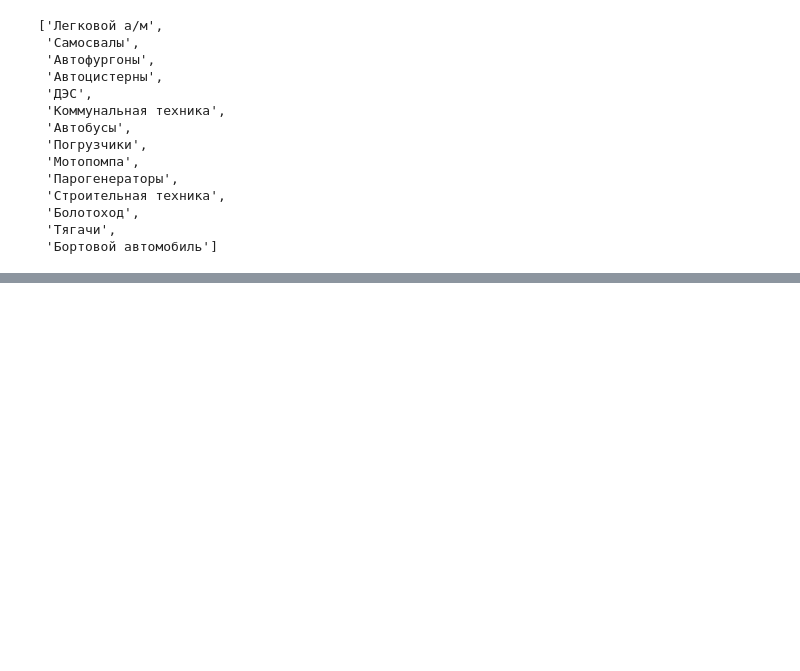
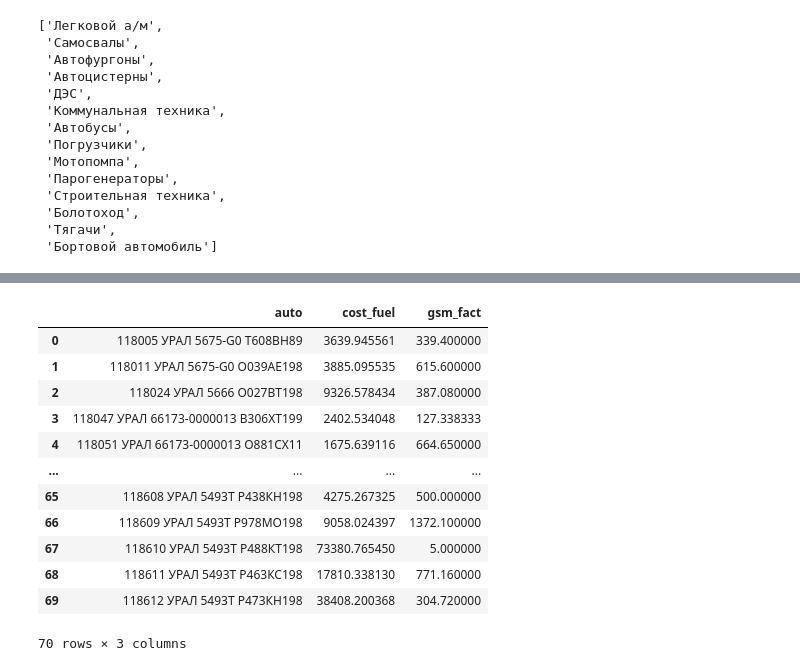
Before and after one commit to FelixDS55/mash_chas, a Jupyter notebook: m_chas.ipynb, the cells around one changed output, grey strips where cells are left out. Cells and saved outputs as stored; diff of their text form; code cells hidden in the pictures; blank space fills up the shorter version.

```diff
--- a/m_chas.ipynb
+++ b/m_chas.ipynb
@@ -211,0 +195,20 @@ df_samosval
+# %%
+pd.pivot_table(
+    df_bochka,
+    index=['auto'],
+    values=['cost_fuel', 'gsm_fact']
+).reset_index()
+# %% [output]
+|  | auto | cost_fuel | gsm_fact |
+| 0 | 118005 УРАЛ 5675-G0 Т608ВН89 | 3639.945561 | 339.400000 |
+| 1 | 118011 УРАЛ 5675-G0 О039АЕ198 | 3885.095535 | 615.600000 |
+| 2 | 118024 УРАЛ 5666 О027ВТ198 | 9326.578434 | 387.080000 |
+| 3 | 118047 УРАЛ 66173-0000013 В306ХТ199 | 2402.534048 | 127.338333 |
+| 4 | 118051 УРАЛ 66173-0000013 О881СХ11 | 1675.639116 | 664.650000 |
+| ... | ... | ... | ... |
+| 65 | 118608 УРАЛ 5493Т Р438КН198 | 4275.267325 | 500.000000 |
+| 66 | 118609 УРАЛ 5493Т Р978МО198 | 9058.024397 | 1372.100000 |
+| 67 | 118610 УРАЛ 5493Т Р488КТ198 | 73380.765450 | 5.000000 |
+| 68 | 118611 УРАЛ 5493Т Р463КС198 | 17810.338130 | 771.160000 |
+| 69 | 118612 УРАЛ 5493Т Р473КН198 | 38408.200368 | 304.720000 |
+70 rows × 3 columns
```
Also changed, not shown: parts of 9 cells of this notebook, 2 other files.
